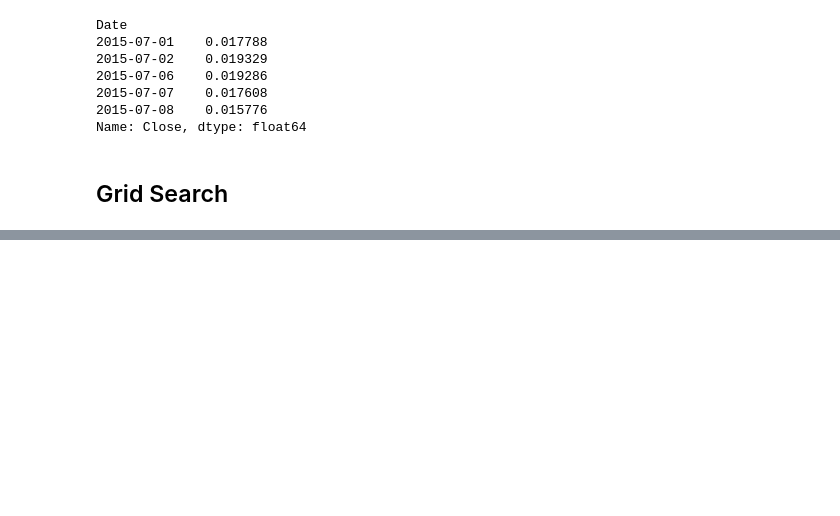
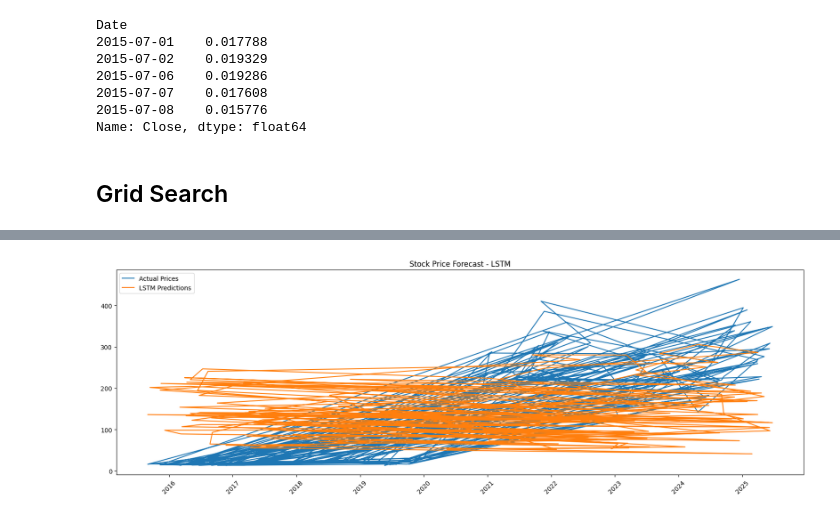
Before and after one commit to mubarek4566/Time-Series-Forecasting-Portfolio-Optimization, a Jupyter notebook: notebooks/main.ipynb, the cells around one changed output, grey strips where cells are left out. Cells and saved outputs as stored; diff of their text form; code cells hidden in the pictures; blank space fills up the shorter version.

Commit message:
forcasting future market trend

```diff
--- a/notebooks/main.ipynb
+++ b/notebooks/main.ipynb
@@ -420,2 +435,15 @@ LSTM_s = LSTM_search(train)
 # %%
-model = LSTM_s.prepare_data()
+# Convert the 'Date' column to datetime
+data.loc[:, 'Date'] = pd.to_datetime(data['Date'])
+
+
+# Initialize and train the LSTM model
+forecaster = LSTM_search(data)
+forecaster.train_model(batch_size=32, dropout_rate=0.2, epochs=20, lstm_units=100)
+
+# Save the trained model (done inside train_model)
+
+# Forecast future values using the trained model
+forecast_steps = 10
+forecast = forecaster.forecast(steps=forecast_steps)
+print("Forecasted values:", forecast)
@@ -421,0 +471,3 @@ model = LSTM_s.prepare_data()
+# %%
+# Load the saved model for future predictions (optional)
+loaded_model = forecaster.load_trained_model(model_path='lstm_model.h5')
@@ -421,0 +581,2 @@ model = LSTM_s.prepare_data()
+# %%
+df_sample = data.sample(frac=0.1, random_state=42)  # 10% random rows
@@ -421,0 +585,2 @@ model = LSTM_s.prepare_data()
+# %%
+predictions = forecaster.predict_test_data(df_sample)
@@ -421,0 +589,17 @@ model = LSTM_s.prepare_data()
+# %%
+# Plot results
+time_steps = 60
+aligned_test_index = df_sample.Date[time_steps:]
+
+plt.figure(figsize=(20, 6))
+plt.plot(aligned_test_index, df_sample['Close'][time_steps:], label="Actual Prices")
+plt.plot(aligned_test_index, predictions, label="LSTM Predictions")
+
+# Rotate x-axis labels by 45 degrees
+plt.xticks(rotation=45)
+
+plt.legend()
+plt.title("Stock Price Forecast - LSTM")
+plt.show()
+# %% [output]
+[figure, added]
```
Also changed, not shown: parts of 18 cells of this notebook, 1 other file.
